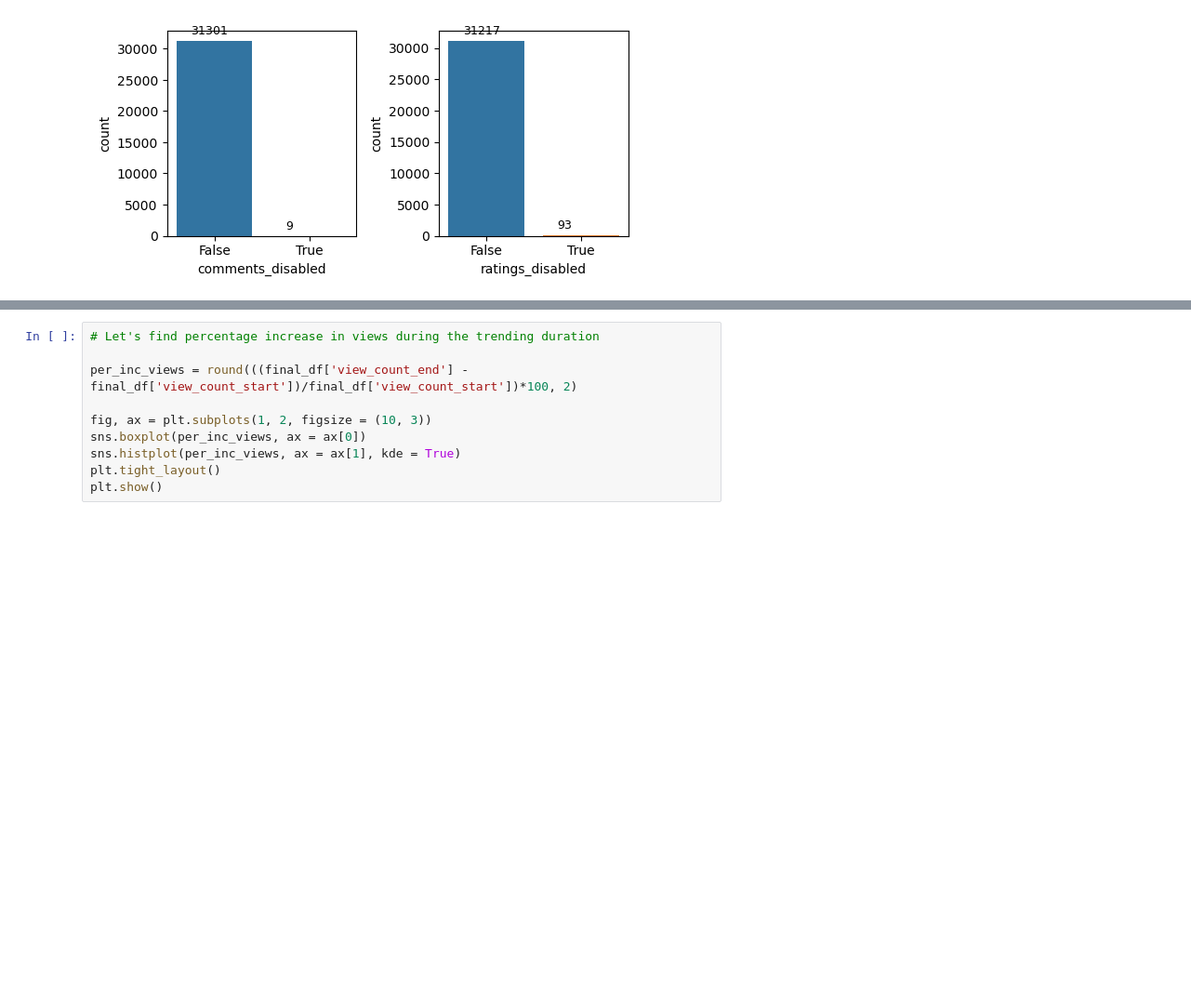
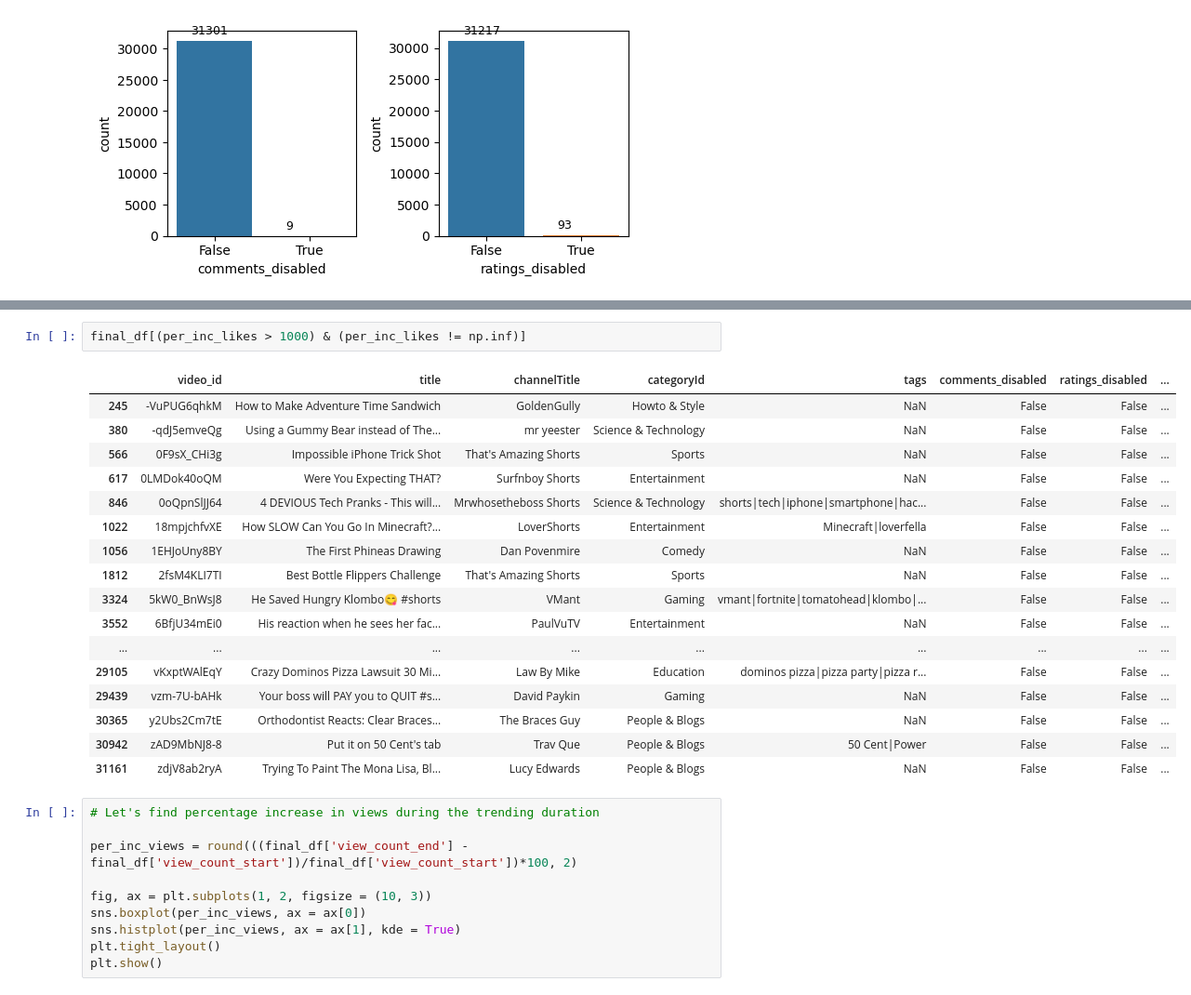
Before and after one commit to VamshiKrishna-1/Youtube_Video_Analysis_and_Prediction, a Jupyter notebook: FinalProject606.ipynb, the cells around one changed output, grey strips where cells are left out. Shown: that part at 93% size. Cells and saved outputs as stored; diff of their text form; blank space fills up the shorter version.

```diff
--- a/FinalProject606.ipynb
+++ b/FinalProject606.ipynb
@@ -637,3 +641,23 @@ plt.show()
+# %%
+final_df[(per_inc_likes > 1000) & (per_inc_likes != np.inf)]
+# %% [output]
+|  | video_id | title | channelTitle | categoryId | tags | comments_disabled | ratings_disabled | ... |
+| 245 | -VuPUG6qhkM | How to Make Adventure Time Sandwich | GoldenGully | Howto & Style | NaN | False | False | ... |
+| 380 | -qdJ5emveQg | Using a Gummy Bear instead of The... | mr yeester | Science & Technology | NaN | False | False | ... |
+| 566 | 0F9sX_CHi3g | Impossible iPhone Trick Shot | That's Amazing Shorts | Sports | NaN | False | False | ... |
+| 617 | 0LMDok40oQM | Were You Expecting THAT? | Surfnboy Shorts | Entertainment | NaN | False | False | ... |
+| 846 | 0oQpnSlJJ64 | 4 DEVIOUS Tech Pranks - This will... | Mrwhosetheboss Shorts | Science & Technology | shorts|tech|iphone|smartphone|hac... | False | False | ... |
+| 1022 | 18mpjchfvXE | How SLOW Can You Go In Minecraft?... | LoverShorts | Entertainment | Minecraft|loverfella | False | False | ... |
+| 1056 | 1EHJoUny8BY | The First Phineas Drawing | Dan Povenmire | Comedy | NaN | False | False | ... |
+| 1812 | 2fsM4KLI7TI | Best Bottle Flippers Challenge | That's Amazing Shorts | Sports | NaN | False | False | ... |
+| 3324 | 5kW0_BnWsJ8 | He Saved Hungry Klombo😋 #shorts | VMant | Gaming | vmant|fortnite|tomatohead|klombo|... | False | False | ... |
+| 3552 | 6BfjU34mEi0 | His reaction when he sees her fac... | PaulVuTV | Entertainment | NaN | False | False | ... |
+| ... | ... | ... | ... | ... | ... | ... | ... | ... |
+| 29105 | vKxptWAlEqY | Crazy Dominos Pizza Lawsuit 30 Mi... | Law By Mike | Education | dominos pizza|pizza party|pizza r... | False | False | ... |
+| 29439 | vzm-7U-bAHk | Your boss will PAY you to QUIT #s... | David Paykin | Gaming | NaN | False | False | ... |
+| 30365 | y2Ubs2Cm7tE | Orthodontist Reacts: Clear Braces... | The Braces Guy | People & Blogs | NaN | False | False | ... |
+| 30942 | zAD9MbNJ8-8 | Put it on 50 Cent's tab | Trav Que | People & Blogs | 50 Cent|Power | False | False | ... |
+| 31161 | zdjV8ab2ryA | Trying To Paint The Mona Lisa, Bl... | Lucy Edwards | People & Blogs | NaN | False | False | ... |
 # %%
 # Let's find percentage increase in views during the trending duration
 
```
Also changed, not shown: parts of 9 cells of this notebook.
